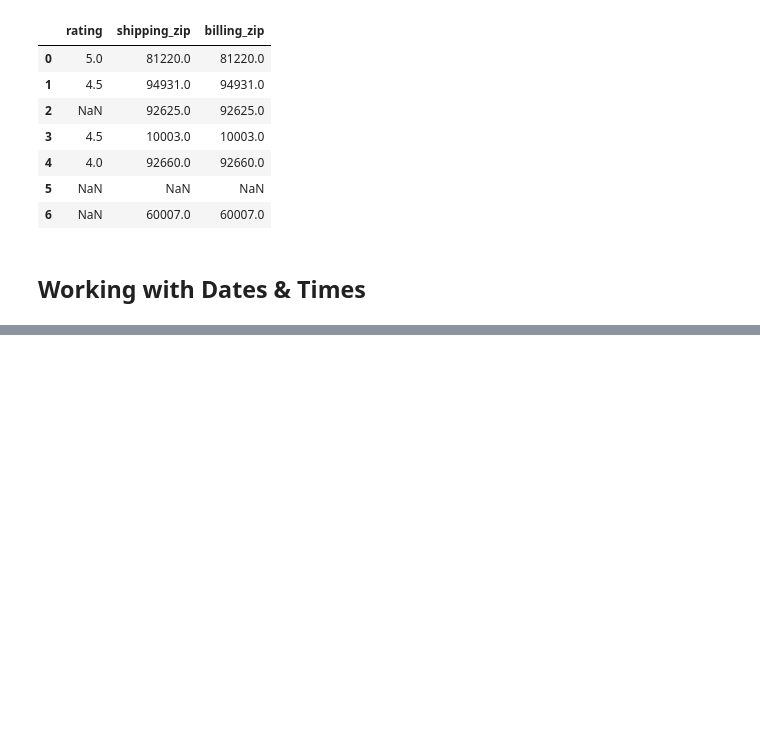
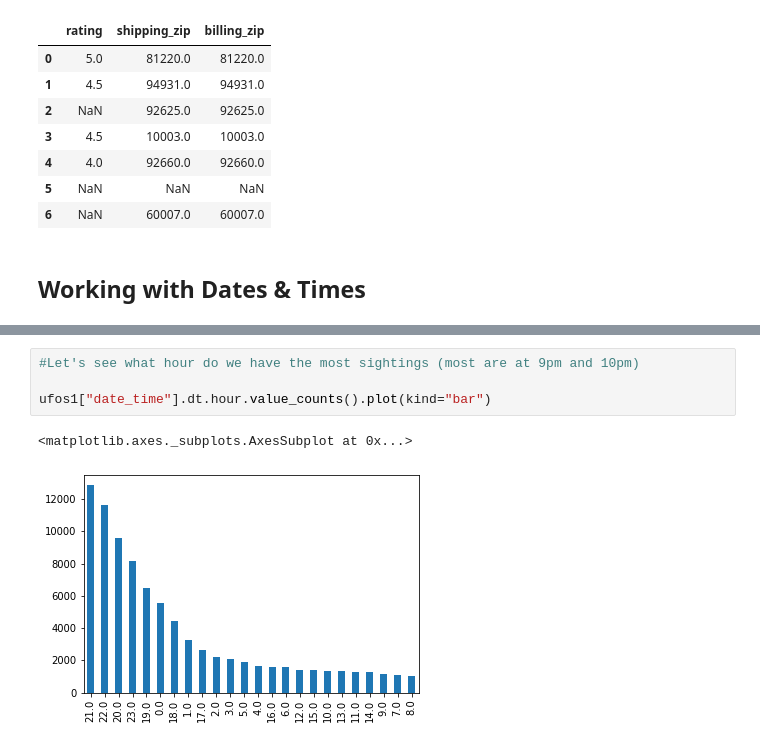
Before and after one commit to gagankaul/pandas-prac, a Jupyter notebook: pandas_prac.ipynb, the cells around one changed output, grey strips where cells are left out. Drawn from its saved outputs; the diff is of its cells as text; blank space fills up the shorter version.

```diff
--- a/pandas_prac.ipynb
+++ b/pandas_prac.ipynb
@@ -2097,0 +2297,7 @@ sales
+# %%
+#Let's see what hour do we have the most sightings (most are at 9pm and 10pm)
+
+ufos1["date_time"].dt.hour.value_counts().plot(kind="bar")
+# %% [output]
+<matplotlib.axes._subplots.AxesSubplot at 0x...>
+[figure, added]
```
Also changed, not shown: parts of 41 cells of this notebook.
